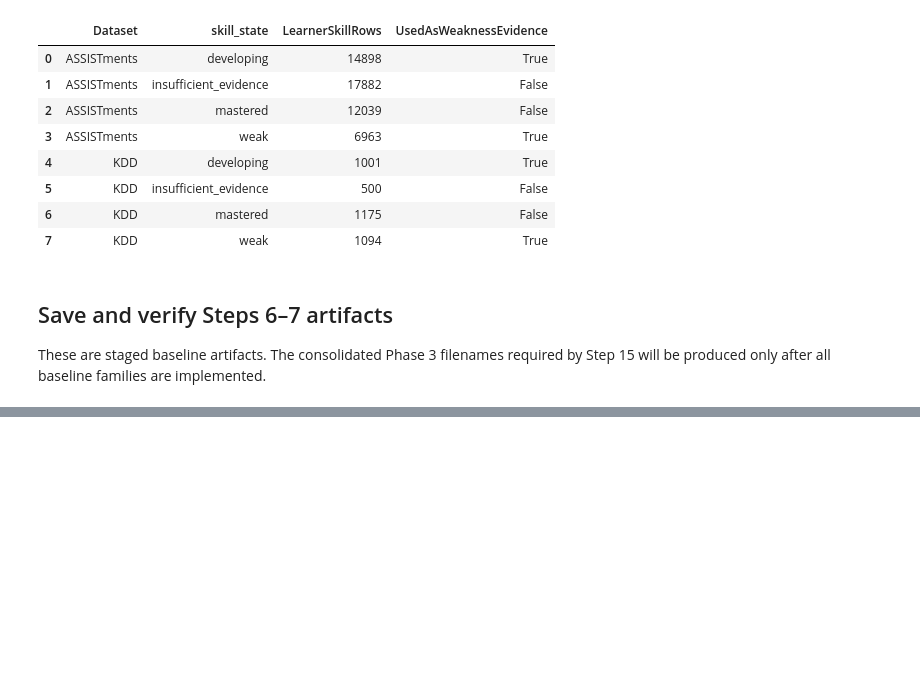
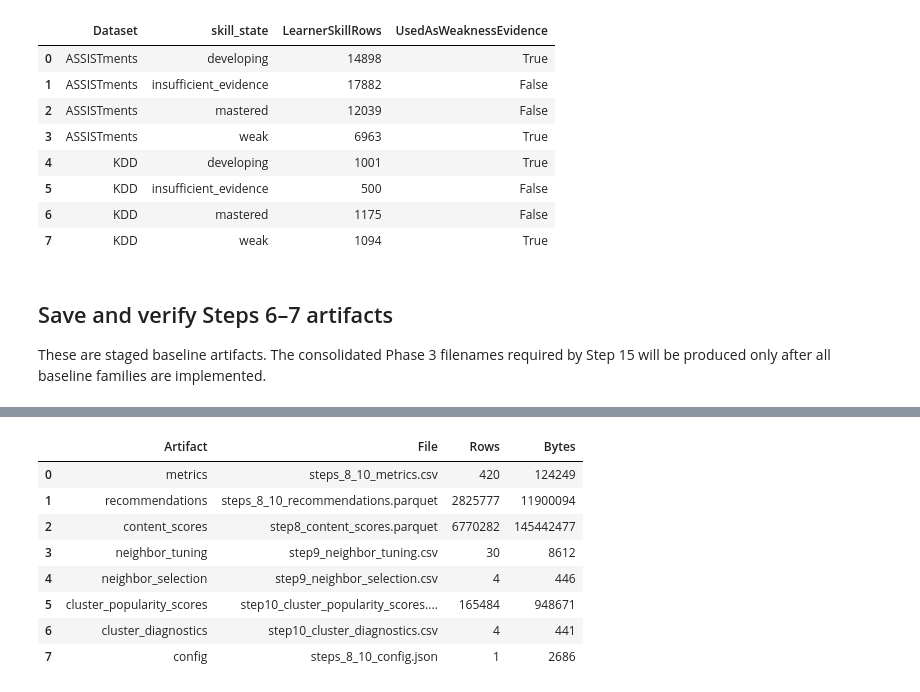
Before and after one commit to Youssef-Abdelazez/final-project, a Jupyter notebook: baseline_testing/Recommendation_Baselines_Final.ipynb, the cells around one changed output, grey strips where cells are left out. Cells and saved outputs as stored; diff of their text form; code cells hidden in the pictures; blank space fills up the shorter version.

```diff
--- a/baseline_testing/Recommendation_Baselines_Final.ipynb
+++ b/baseline_testing/Recommendation_Baselines_Final.ipynb
@@ -862,0 +1722,98 @@ display(steps_6_7_manifest)
+# %%
+steps_8_10_metrics = pd.concat(
+    [content_metrics, neighbor_metrics, cluster_metrics],
+    ignore_index=True, sort=False,
+)
+steps_8_10_recommendations = pd.concat(
+    [content_recommendations, neighbor_recommendations, cluster_recommendations],
+    ignore_index=True, sort=False,
+)
+
+steps_8_10_paths = {
+    'metrics': OUTPUT_ROOT / 'steps_8_10_metrics.csv',
+    'recommendations': OUTPUT_ROOT / 'steps_8_10_recommendations.parquet',
+    'content_scores': OUTPUT_ROOT / 'step8_content_scores.parquet',
+    'neighbor_tuning': OUTPUT_ROOT / 'step9_neighbor_tuning.csv',
+    'neighbor_selection': OUTPUT_ROOT / 'step9_neighbor_selection.csv',
+    'cluster_popularity_scores': OUTPUT_ROOT / 'step10_cluster_popularity_scores.parquet',
+    'cluster_diagnostics': OUTPUT_ROOT / 'step10_cluster_diagnostics.csv',
+    'config': OUTPUT_ROOT / 'steps_8_10_config.json',
+}
+steps_8_10_metrics.to_csv(steps_8_10_paths['metrics'], index=False)
+steps_8_10_recommendations.to_parquet(
+    steps_8_10_paths['recommendations'], index=False, compression='snappy'
+)
+content_scores.to_parquet(
+    steps_8_10_paths['content_scores'], index=False, compression='snappy'
+)
+neighbor_tuning_metrics.to_csv(
+    steps_8_10_paths['neighbor_tuning'], index=False
+)
+neighbor_selection.to_csv(
+    steps_8_10_paths['neighbor_selection'], index=False
+)
+cluster_popularity_scores.to_parquet(
+    steps_8_10_paths['cluster_popularity_scores'],
+    index=False, compression='snappy',
+)
+cluster_diagnostics.to_csv(
+    steps_8_10_paths['cluster_diagnostics'], index=False
+)
+
+steps_8_10_config = {
+    'implemented_steps': [8, 9, 10],
+    'content_weights': CONTENT_WEIGHTS,
+    'content_popularity_tie_break_weight': POPULARITY_TIE_BREAK_WEIGHT,
+    'content_profile_source': 'validation_early_only',
+    'content_catalog_and_mapping_source': 'discovery_early_only',
+    'neighbor_candidates': list(NEIGHBOR_CANDIDATES),
+    'neighbor_selection_metric': 'attempted_all_supported_NDCGAt10',
+    'neighbor_tuning_source': 'discovery_only',
+    'neighbor_selection': neighbor_selection.to_dict(orient='records'),
+    'neighbor_similarity': 'cosine_on_log1p_early_interaction_counts',
+    'neighbor_target_source': 'discovery_future_relevance_only',
+    'cluster_models': ['same_cluster_neighbor_cf', 'cluster_popularity'],
+    'cluster_role': 'ablation_only',
+    'kdd_cluster_role': 'exploratory_ablation_only',
+    'candidate_policies': list(CANDIDATE_POLICIES),
+    'relevance_definitions': RELEVANCE_DEFINITIONS,
+    'maximum_saved_recommendations_per_learner': MAX_RECOMMENDATIONS,
+    'dense_learner_item_matrix_constructed': False,
+    'validation_future_role': 'evaluation_only',
+}
+with open(steps_8_10_paths['config'], 'w', encoding='utf-8') as file:
+    json.dump(steps_8_10_config, file, indent=2)
+
+steps_8_10_manifest = pd.DataFrame([
+    {
+        'Artifact': name,
+        'File': path.name,
+        'Rows': (
+            pq.ParquetFile(path).metadata.num_rows
+            if path.suffix == '.parquet'
+            else (len(pd.read_csv(path)) if path.suffix == '.csv' else 1)
+        ),
+        'Bytes': path.stat().st_size,
+    }
+    for name, path in steps_8_10_paths.items()
+])
+steps_8_10_manifest.to_csv(
+    OUTPUT_ROOT / 'steps_8_10_artifact_manifest.csv', index=False
+)
+assert len(steps_8_10_manifest) == 8
+assert pq.ParquetFile(
+    steps_8_10_paths['recommendations']
+).metadata.num_rows == len(steps_8_10_recommendations)
+assert len(pd.read_csv(steps_8_10_paths['metrics'])) == len(steps_8_10_metrics)
+assert len(pd.read_csv(steps_8_10_paths['neighbor_selection'])) == 4
+display(steps_8_10_manifest)
+# %% [output]
+|  | Artifact | File | Rows | Bytes |
+| 0 | metrics | steps_8_10_metrics.csv | 420 | 124249 |
+| 1 | recommendations | steps_8_10_recommendations.parquet | 2825777 | 11900094 |
+| 2 | content_scores | step8_content_scores.parquet | 6770282 | 145442477 |
+| 3 | neighbor_tuning | step9_neighbor_tuning.csv | 30 | 8612 |
+| 4 | neighbor_selection | step9_neighbor_selection.csv | 4 | 446 |
+| 5 | cluster_popularity_scores | step10_cluster_popularity_scores.... | 165484 | 948671 |
+| 6 | cluster_diagnostics | step10_cluster_diagnostics.csv | 4 | 441 |
+| 7 | config | steps_8_10_config.json | 1 | 2686 |
```
Also changed, not shown: parts of 14 cells of this notebook.
